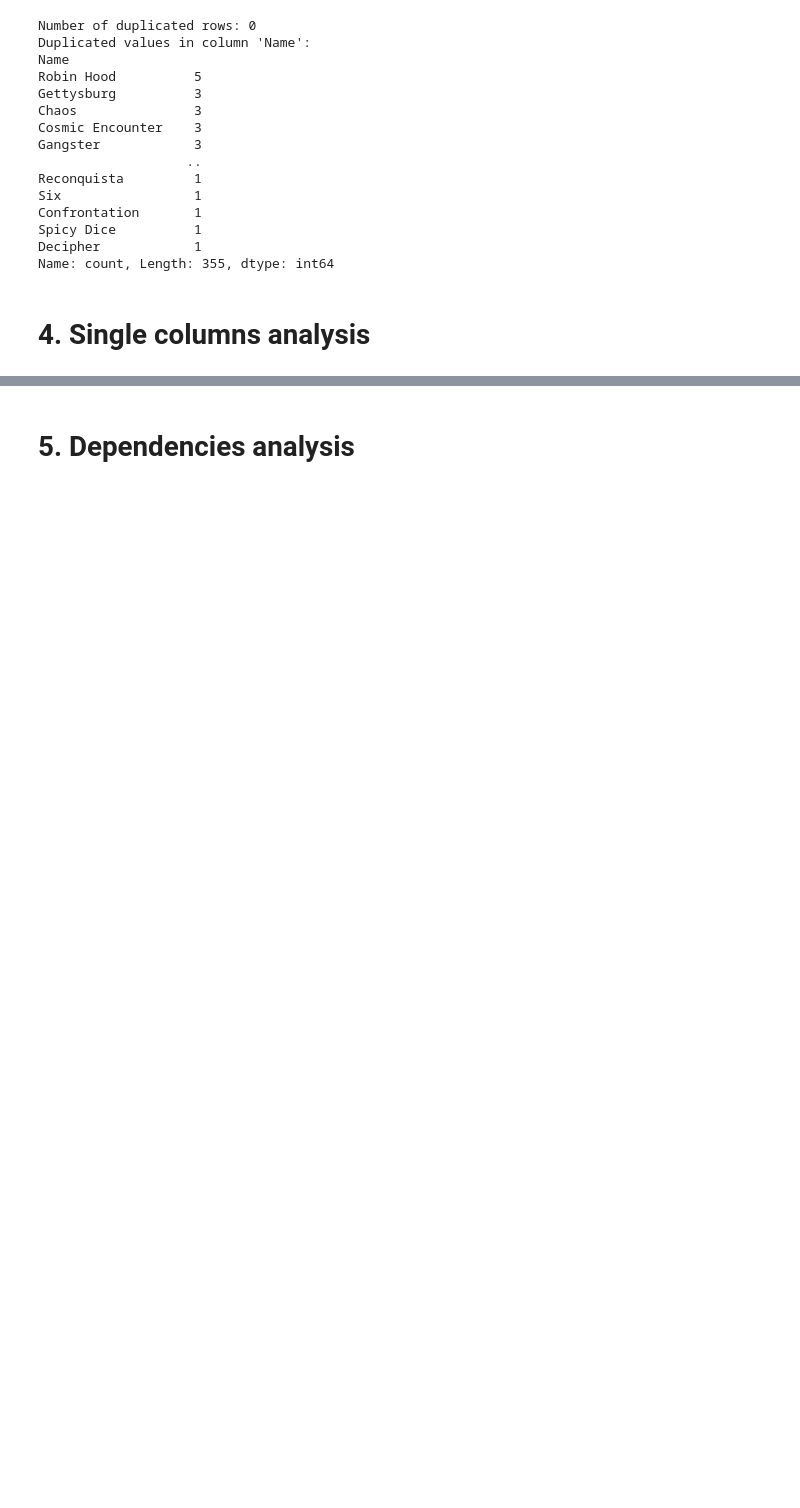
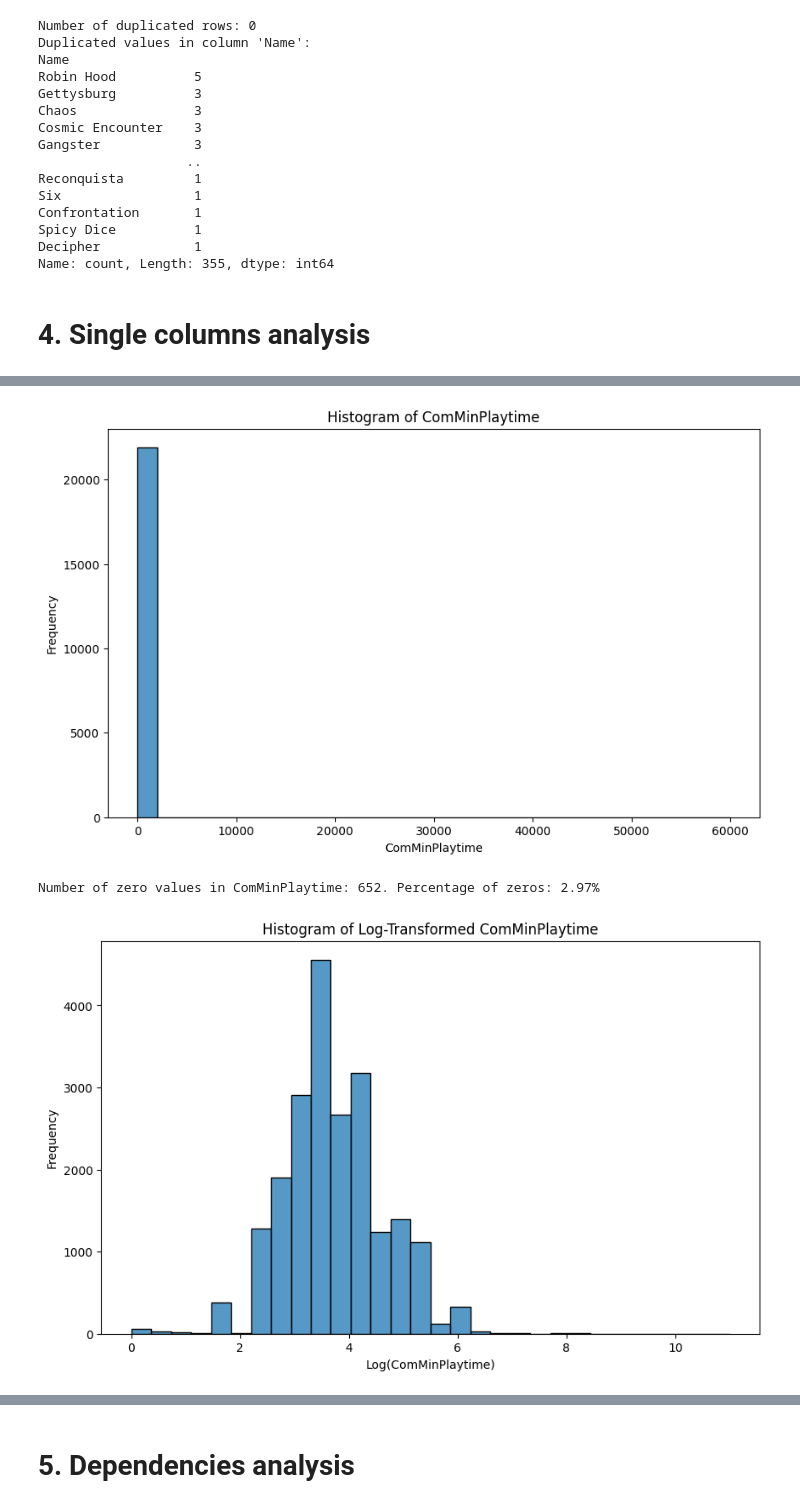
Before and after one commit to leopasq24/DataMining, a Jupyter notebook: data_understanding.ipynb, the cells around one changed output, grey strips where cells are left out. Drawn from its saved outputs; the diff is of its cells as text; code cells hidden in the pictures; blank space fills up the shorter version.

```diff
--- a/data_understanding.ipynb
+++ b/data_understanding.ipynb
@@ -131,0 +192,41 @@ columns_15_30 = df.columns[16:31]
+# %%
+# Community minimum playtime statistics analysis
+com_min_playtime = df["ComMinPlaytime"]
+# histogram
+plt.figure(figsize=(10, 6))
+sns.histplot(com_min_playtime, bins=30)
+plt.title('Histogram of ComMinPlaytime')
+plt.xlabel('ComMinPlaytime')
+plt.ylabel('Frequency')
+plt.show()
+# logarithmic transformation
+zeros_com_min_playtime = (com_min_playtime == 0).sum()
+print(f"Number of zero values in ComMinPlaytime: {zeros_com_min_playtime}. Percentage of zeros: {zeros_com_min_playtime / len(com_min_playtime) * 100:.2f}%")
+com_min_playtime_no_zeros = com_min_playtime[com_min_playtime > 0]
+com_min_playtime_log = np.log(com_min_playtime_no_zeros)
+# histogram of log-transformed data
+plt.figure(figsize=(10, 6))
+sns.histplot(com_min_playtime_log, bins=30)
+plt.title('Histogram of Log-Transformed ComMinPlaytime')
+plt.xlabel('Log(ComMinPlaytime)')
+plt.ylabel('Frequency')
+plt.show()
+# boxplot
+plt.figure(figsize=(10, 6))
+sns.boxplot(x=com_min_playtime_log)
+plt.title('Boxplot of ComMinPlaytime')
+plt.xlabel('ComMinPlaytime')
+plt.show()
+# outliers detection
+Q1 = com_min_playtime_log.quantile(0.25)
+Q3 = com_min_playtime_log.quantile(0.75)
+IQR = Q3 - Q1
+lower_bound = Q1 - 1.5 * IQR
+upper_bound = Q3 + 1.5 * IQR
+outliers = com_min_playtime_log[(com_min_playtime_log < lower_bound) | (com_min_playtime_log > upper_bound)]
+print(f"Number of outliers in ComMinPlaytime: {len(outliers)}")
+print(outliers)
+# %% [output]
+[figure, added]
+Number of zero values in ComMinPlaytime: 652. Percentage of zeros: 2.97%
+[figure, added]
```
Also changed, not shown: parts of 13 cells of this notebook.
